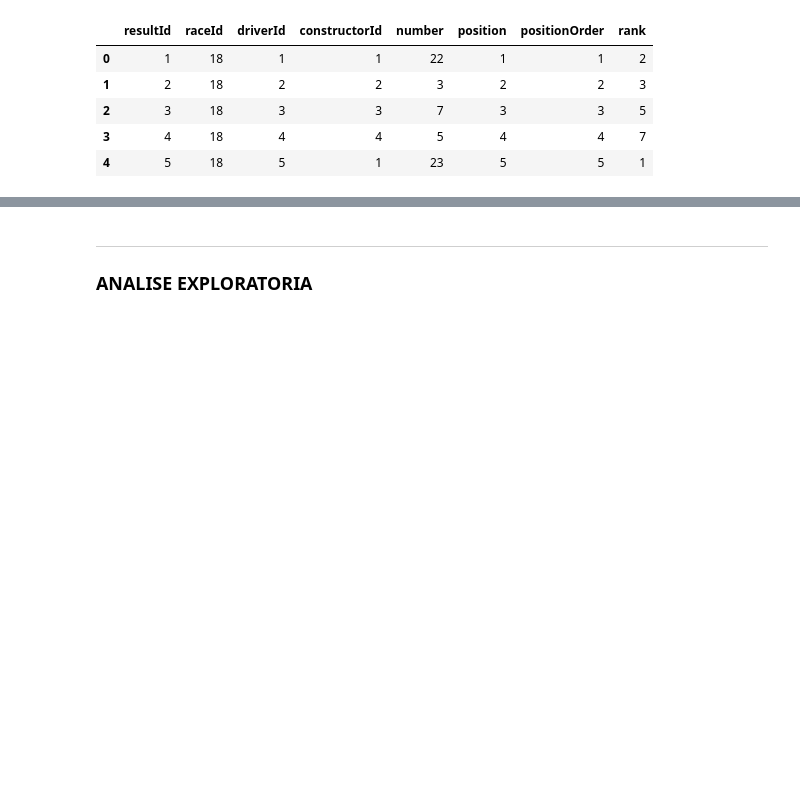
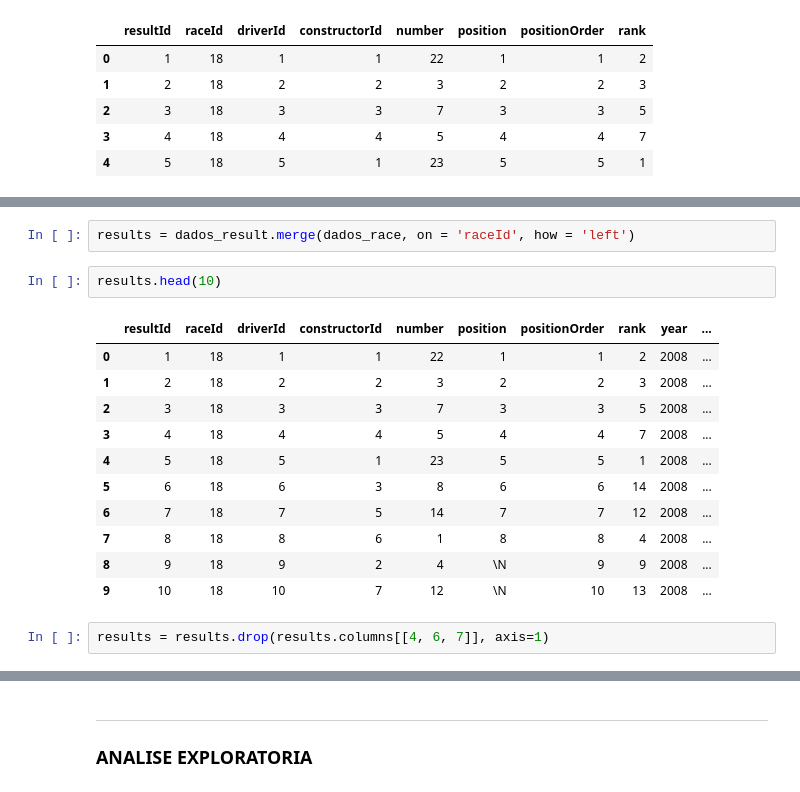
Before and after one commit to Amanda-Carmo/projeto2_cdados, a Jupyter notebook: Projeto 2 DADOS.ipynb, the cells around one changed output, grey strips where cells are left out. Drawn from its saved outputs; the diff is of its cells as text; blank space fills up the shorter version.

Commit message:
dataframe principal

```diff
--- a/Projeto 2 DADOS.ipynb
+++ b/Projeto 2 DADOS.ipynb
@@ -176,0 +178,18 @@ dados_result.head()
+# %%
+results = dados_result.merge(dados_race, on = 'raceId', how = 'left')
+# %%
+results.head(10)
+# %% [output]
+|  | resultId | raceId | driverId | constructorId | number | position | positionOrder | rank | year | ... |
+| 0 | 1 | 18 | 1 | 1 | 22 | 1 | 1 | 2 | 2008 | ... |
+| 1 | 2 | 18 | 2 | 2 | 3 | 2 | 2 | 3 | 2008 | ... |
+| 2 | 3 | 18 | 3 | 3 | 7 | 3 | 3 | 5 | 2008 | ... |
+| 3 | 4 | 18 | 4 | 4 | 5 | 4 | 4 | 7 | 2008 | ... |
+| 4 | 5 | 18 | 5 | 1 | 23 | 5 | 5 | 1 | 2008 | ... |
+| 5 | 6 | 18 | 6 | 3 | 8 | 6 | 6 | 14 | 2008 | ... |
+| 6 | 7 | 18 | 7 | 5 | 14 | 7 | 7 | 12 | 2008 | ... |
+| 7 | 8 | 18 | 8 | 6 | 1 | 8 | 8 | 4 | 2008 | ... |
+| 8 | 9 | 18 | 9 | 2 | 4 | \N | 9 | 9 | 2008 | ... |
+| 9 | 10 | 18 | 10 | 7 | 12 | \N | 10 | 13 | 2008 | ... |
+# %%
+results = results.drop(results.columns[[4, 6, 7]], axis=1)
```
Also changed, not shown: parts of 12 cells of this notebook.
